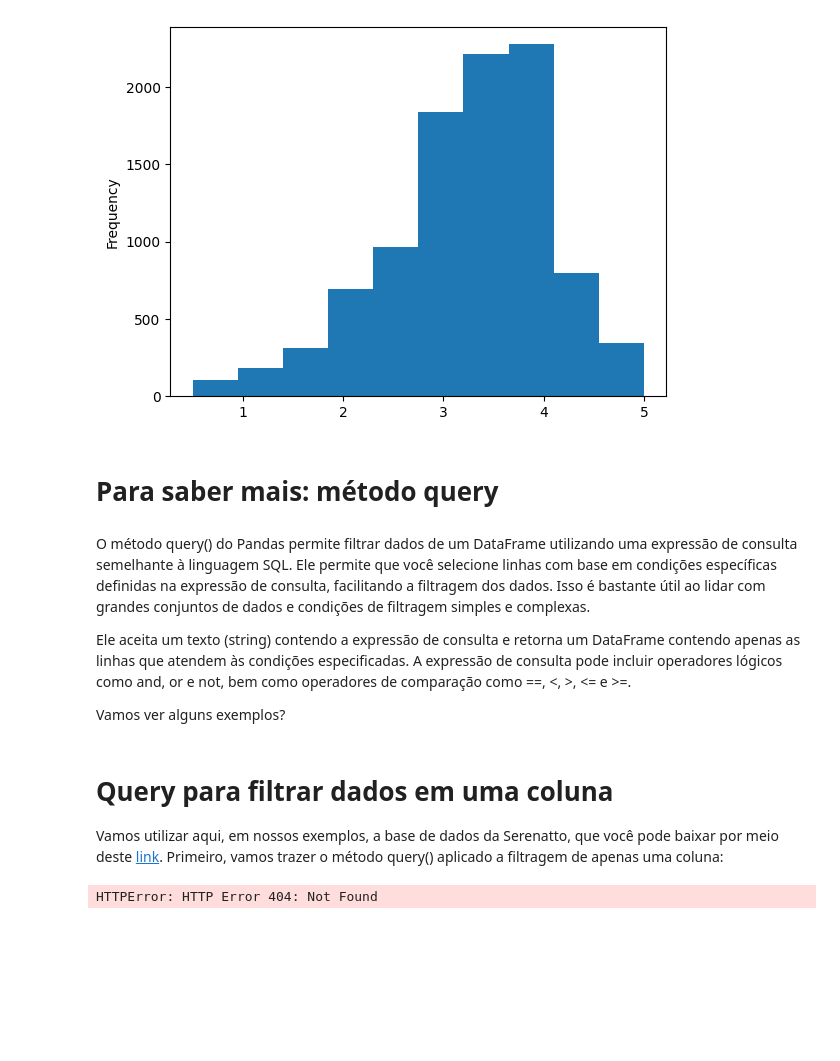
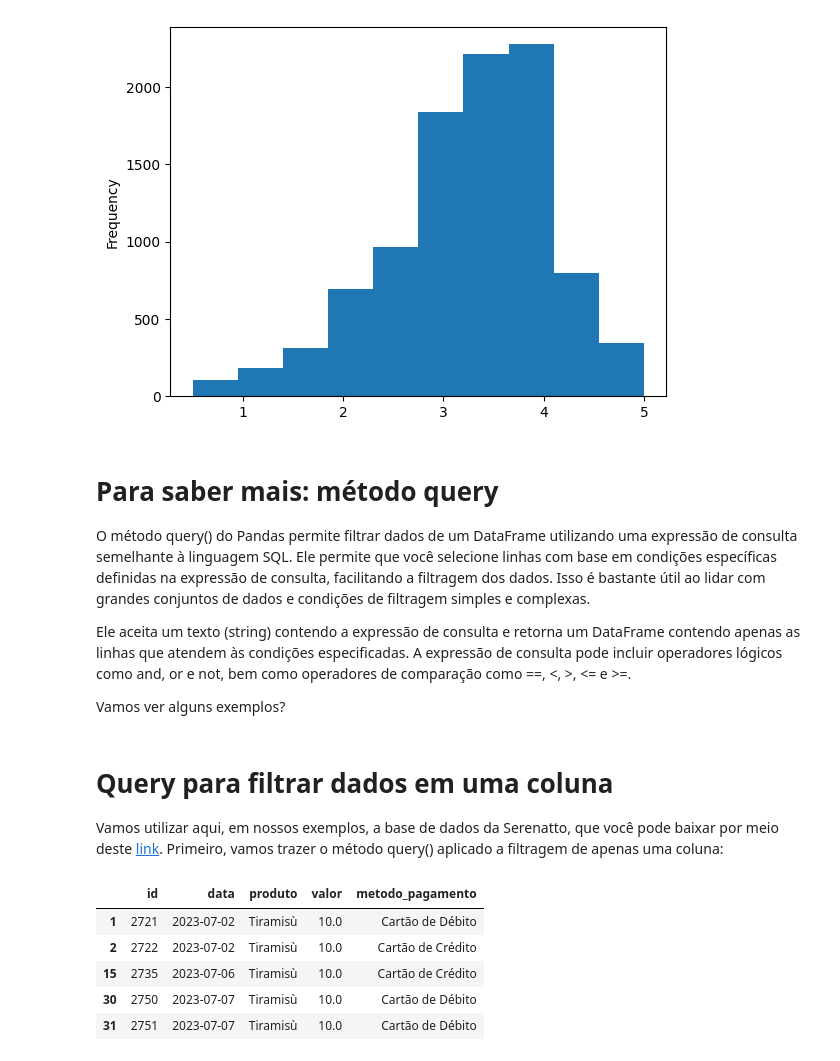
Before and after one commit to orlandojsjunior/Data_Science-explorando_e_analisando_dados, a Jupyter notebook: Explorando_e_analisando_dados.ipynb, the cells around one changed output. Saved outputs shown, nothing was run; the diff lists cells and outputs as text; code cells hidden in the pictures; blank space fills up the shorter version.

```diff
--- a/Explorando_e_analisando_dados.ipynb
+++ b/Explorando_e_analisando_dados.ipynb
@@ -251,9 +251,9 @@ medias_por_filmes.plot(kind="hist")
 # %% [output]
 <Axes: ylabel='Frequency'>
 [figure]
-# %% [markdown]
-# Para saber mais: método query
 # %% [markdown]
+# Para saber mais: método query
+
 O método query() do Pandas permite filtrar dados de um DataFrame utilizando uma expressão de consulta semelhante à linguagem SQL. Ele permite que você selecione linhas com base em condições específicas definidas na expressão de consulta, facilitando a filtragem dos dados. Isso é bastante útil ao lidar com grandes conjuntos de dados e condições de filtragem simples e complexas.
 
 Ele aceita um texto (string) contendo a expressão de consulta e retorna um DataFrame contendo apenas as linhas que atendem às condições especificadas. A expressão de consulta pode incluir operadores lógicos como and, or e not, bem como operadores de comparação como ==, <, >, <= e >=.
@@ -265,6 +265,17 @@ Vamos ver alguns exemplos?
 Vamos utilizar aqui, em nossos exemplos, a base de dados da Serenatto, que você pode baixar por meio deste [link](https://cdn3.gnarususercontent.com.br/3675-data-science-analise-exploratoria/Projeto/Base_Atividades/serenatto_2sem_2023.csv). Primeiro, vamos trazer o método query() aplicado a filtragem de apenas uma coluna:
 # %%
 import pandas as pd
+
 vendas = pd.read_csv("https://raw.githubusercontent.com/orlandojsjunior/Data_Science-explorando_e_analisando_dados/main/Dados/serenatto_2sem_2023.csv")
+
+vendas.query('produto == "Tiramisù" ').head()
+
+# Neste exemplo, estamos filtrando o DataFrame para selecionar apenas as linhas em que o produto seja “Tiramisù”.
+# Para efeito de visualização colocamos o head() para aparecer apenas os 5 primeiros valores.
 # %% [output]
-HTTPError: HTTP Error 404: Not Found
+|  | id | data | produto | valor | metodo_pagamento |
+| 1 | 2721 | 2023-07-02 | Tiramisù | 10.0 | Cartão de Débito |
+| 2 | 2722 | 2023-07-02 | Tiramisù | 10.0 | Cartão de Crédito |
+| 15 | 2735 | 2023-07-06 | Tiramisù | 10.0 | Cartão de Crédito |
+| 30 | 2750 | 2023-07-07 | Tiramisù | 10.0 | Cartão de Débito |
+| 31 | 2751 | 2023-07-07 | Tiramisù | 10.0 | Cartão de Débito |
```
Also changed, not shown: parts of 5 cells of this notebook.
